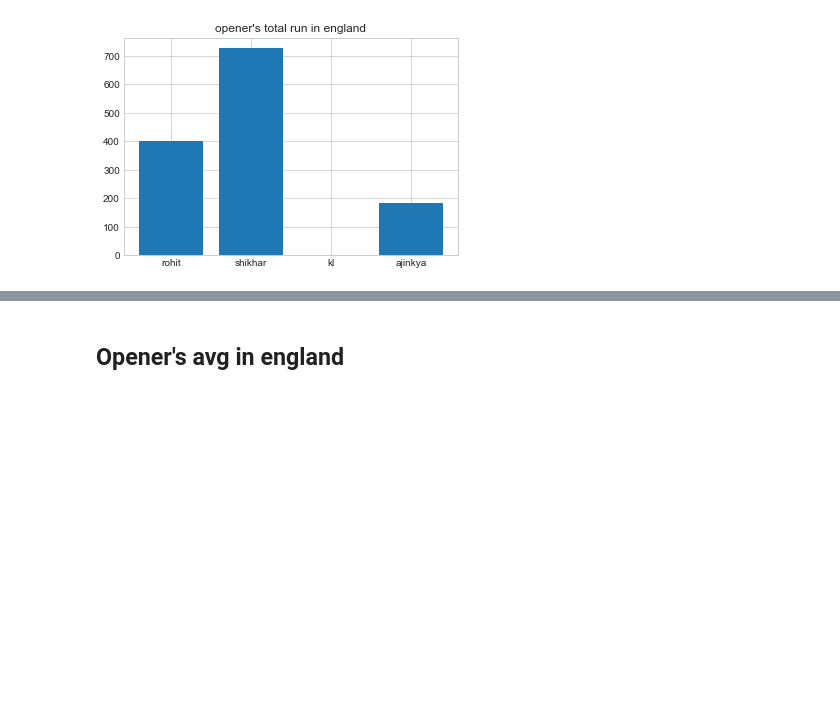
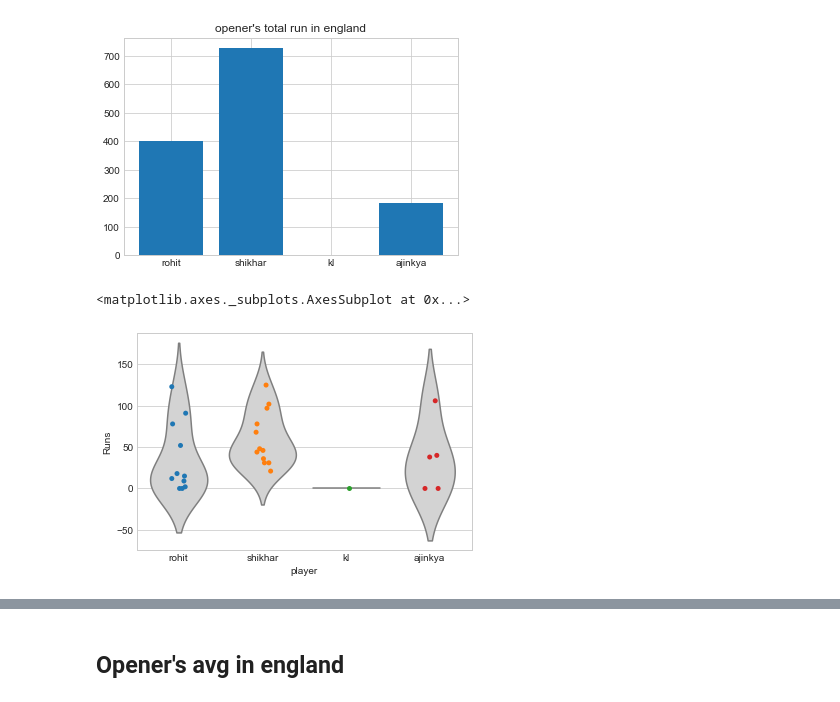
Before and after one commit to xxsacxx/WC_2019_INDIA, a Jupyter notebook: openers.ipynb, the cells around one changed output, grey strips where cells are left out. Drawn from its saved outputs; the diff is of its cells as text; code cells hidden in the pictures; blank space fills up the shorter version.

Commit message:
improving_visualizations

```diff
--- a/openers.ipynb
+++ b/openers.ipynb
@@ -72,3 +73,9 @@ plt.title("opener's total run in england")
 # %% [output]
 <matplotlib.text.Text at 0x...>
 [figure]
+# %%
+sns.violinplot(x='player',y='Runs', data=all_openers,inner=None,color='lightgray')
+sns.stripplot(x='player',y='Runs',data=all_openers,jitter=True,size=5)
+# %% [output]
+<matplotlib.axes._subplots.AxesSubplot at 0x...>
+[figure, added]
```
Also changed, not shown: parts of 12 cells of this notebook.
